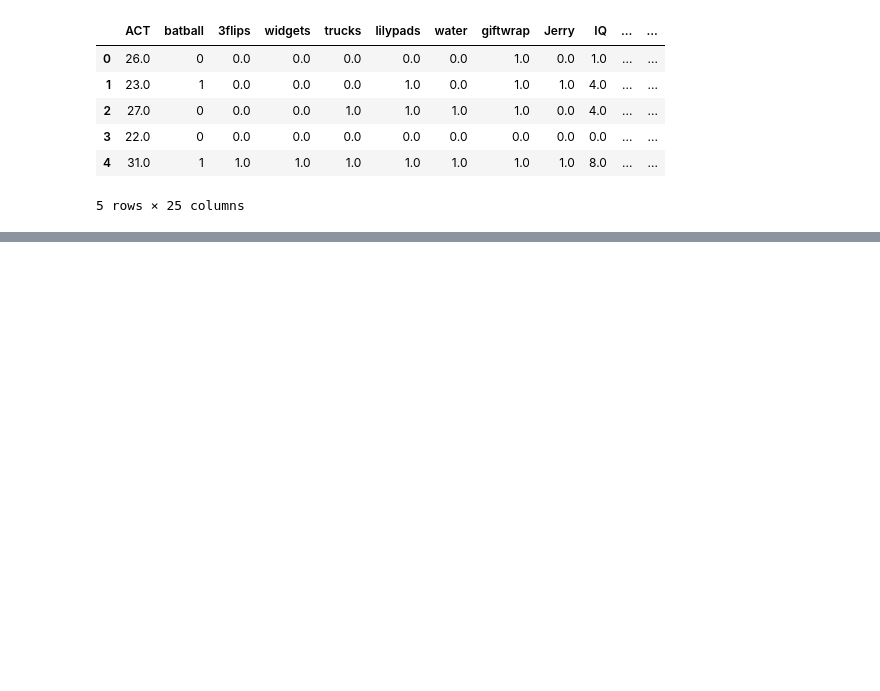
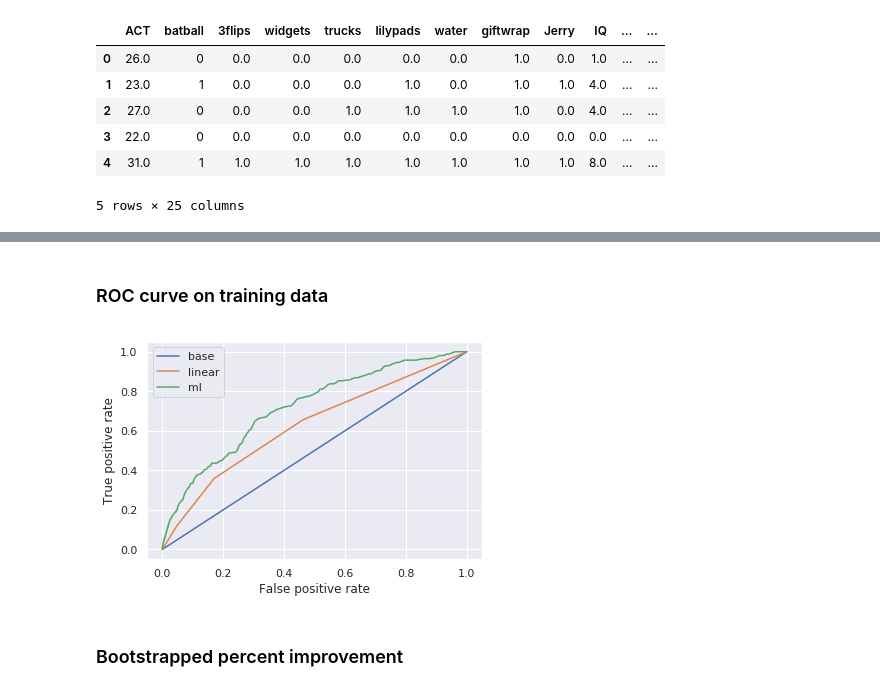
Before and after one commit to dsbowen/beyond-linear-models, a Jupyter notebook: analysis.ipynb, the cells around one changed output, grey strips where cells are left out. Cells and saved outputs as stored; diff of their text form; code cells hidden in the pictures; blank space fills up the shorter version.

Commit message:
more performance metrics

```diff
--- a/analysis.ipynb
+++ b/analysis.ipynb
@@ -272,8 +67,0 @@ Sum of G-SHAP values for CRT items: 0.0654
-# %%
-predict_proba = partial(model, predict_proba=True)
-
-CRT = df[CRT_cols].sum(axis=1)
-g = lambda output: np.corrcoef(output, CRT)[0][1]
-explainer = gshap.KernelExplainer(predict_proba, X, g)
-gshap_values = explainer.gshap_values(X, nsamples=100)
-gshap_values *= np.corrcoef(y, CRT)[0][1]
@@ -311,0 +121,17 @@ Sum of G-SHAP values for CRT items: 0.0982
+# %%
+crt_col_idx = list(df.drop(columns=y_var).columns).index('CRT')
+
+class LogisticRegression(LogisticRegressionBase):
+    def fit(self, X, y):
+        return super().fit(self._get_X(X), y)
+
+    def predict(self, X):
+        return super().predict(self._get_X(X))
+
+    def predict_proba(self, X):
+        return super().predict_proba(self._get_X(X))
+
+    def _get_X(self, X):
+        return X[:, crt_col_idx].reshape((-1, 1))
+
+linear_clf = LogisticRegression()
@@ -311,0 +207,12 @@ Sum of G-SHAP values for CRT items: 0.0982
+# %%
+train_scores = {
+    key: compute_metrics(clf.fit(X, y), X, y)
+    for key, clf in CLASSIFIERS
+}
+
+for key, _ in CLASSIFIERS:
+    print('Classifier: {}'.format(key))
+    for metric in METRICS:
+        print('\tMetric: {}'.format(metric))
+        print('\t'*2, 'Cross validation score: {:.4f}'.format(xval_scores[key][metric]))
+        print('\t'*2, 'Training score: {:.4f}'.format(train_scores[key][metric]))
@@ -311,0 +237,14 @@ Sum of G-SHAP values for CRT items: 0.0982
+# %% [markdown]
+### ROC curve on training data
+# %%
+for key, clf in CLASSIFIERS:
+    fpr, tpr, _ = roc_curve(y, clf.predict_proba(X)[:,1])
+    sns.lineplot(fpr, tpr, label=key)
+plt.xlabel('False positive rate')
+plt.ylabel('True positive rate')
+if PLOTS_DIR is not None:
+    plt.savefig(os.path.join(PLOTS_DIR, 'CRT_ROC.png'), bbox_inches='tight')
+# %% [output]
+[figure, added]
+# %% [markdown]
+### Bootstrapped percent improvement
```
Also changed, not shown: parts of 47 cells of this notebook, 8 other files.
